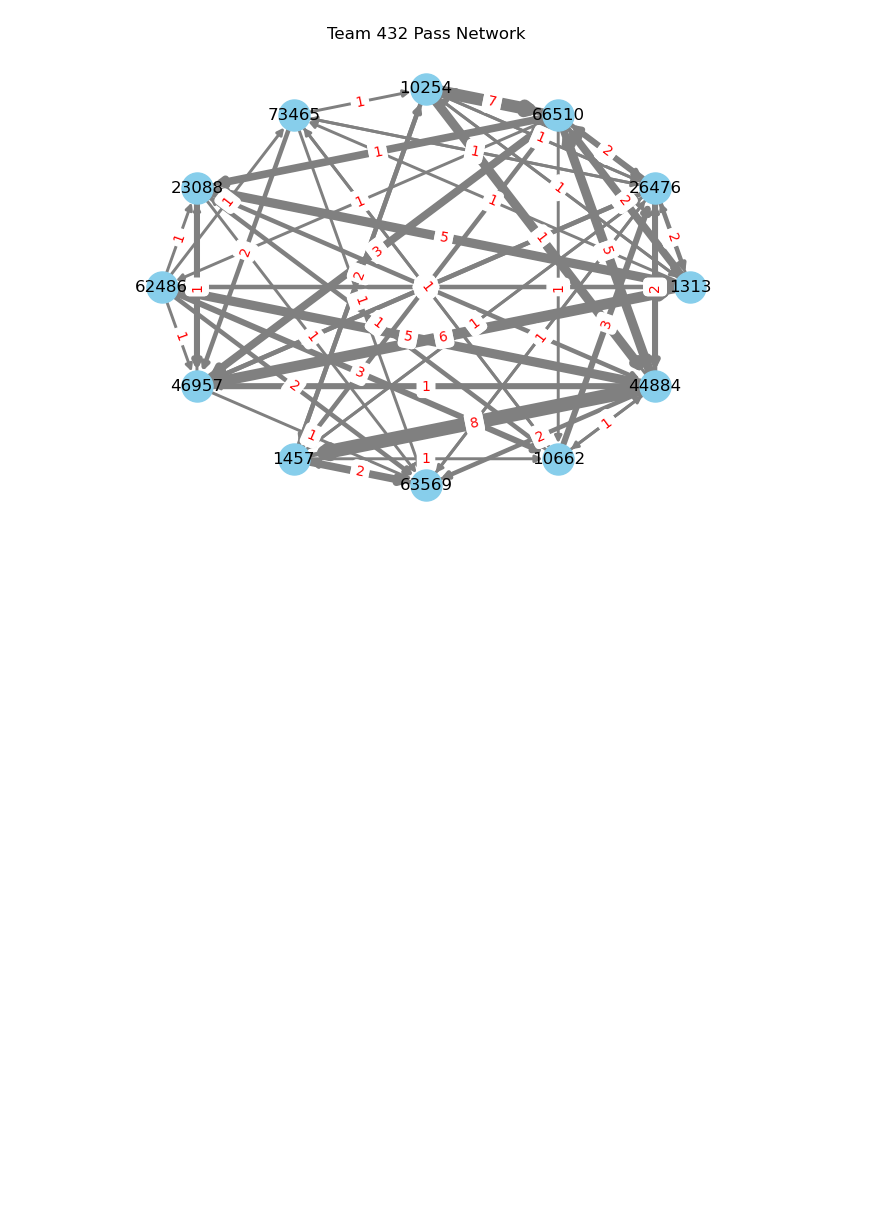
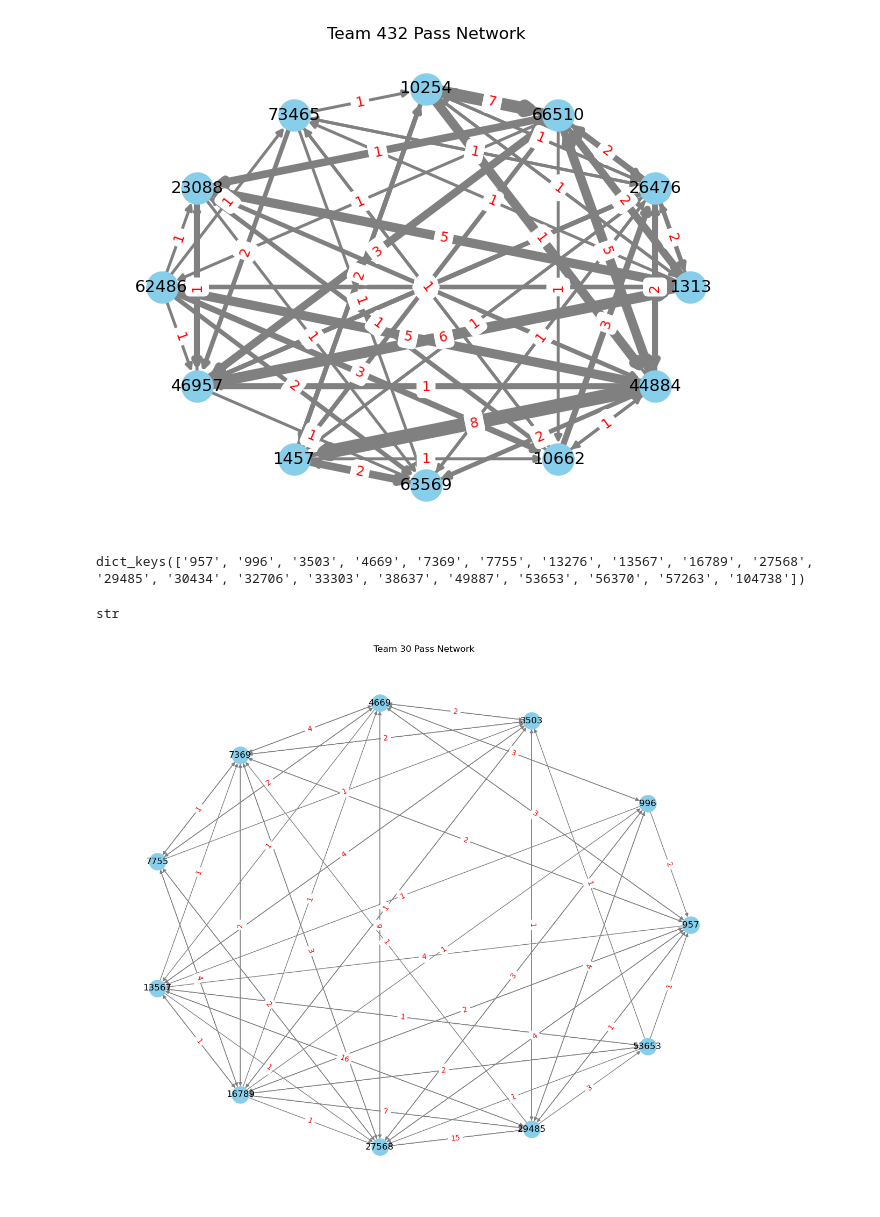
Before and after one commit to CodeMateo15/BiggsMarino_Hackathon2026, a Jupyter notebook: Soccer_Lineup.ipynb, the cells around one changed output. Cells and saved outputs as stored; diff of their text form; code cells hidden in the pictures; blank space fills up the shorter version.

Commit message:
Network Flesh Out, Mulit-Thread Scraping

```diff
--- a/Soccer_Lineup.ipynb
+++ b/Soccer_Lineup.ipynb
@@ -720,3 +852,83 @@ for team_id, team_network in pass_network_dict.items():
 # %% [output]
 [figure]
 [figure]
+# %%
+
+EXAMPLE_LINEUPS = {
+    '30': ['957', '996', '3503', '4669', '7369', '7755', '13567', '16789', '27568', '29485', '53653']
+}
+(roster_pass_dict['30'].keys())
+# %% [output]
+dict_keys(['957', '996', '3503', '4669', '7369', '7755', '13276', '13567', '16789', '27568', '29485', '30434', '32706', '33303', '38637', '49887', '53653', '56370', '57263', '104738'])
+# %%
+pass_events_list = pass_events_df.select([
+    pl.col('player_id').alias('player_id'),
+    pl.col('receiver_player_id').alias('receiver_player_id'),
+    pl.col('success_int').cast(pl.Boolean).alias('success'),
+    pl.col('is_progressive').cast(pl.Boolean).alias('is_progressive'),
+    pl.col('end_coordinates_x').alias('end_coordinates_x'),
+    pl.col('is_under_pressure').alias('is_under_pressure'),
+]).to_dicts()
+
+def build_pass_network(pass_events, lineup, min_passes=1):
+
+    G = nx.DiGraph()
+    G.add_nodes_from(lineup)
+
+    edge_data = {}
+    for p in pass_events:
+        passer, reciever = p['player_id'], p['receiver_player_id']
+        if passer not in lineup or reciever not in lineup:
+            continue
+        pass_key = (passer, reciever)
+        if pass_key not in edge_data:
+            edge_data[pass_key] = {
+                'total_passes': 0,
+                'completed_passes': 0,
+                'progressive_passes': 0,
+                'end_x_sum': 0,
+                'contested_passes': 0,
+            }
+        edge_data[pass_key]['total_passes'] += 1
+        edge_data[pass_key]['completed_passes'] += int(p.get('success', True))
+        edge_data[pass_key]['progressive_passes'] += int(p.get('is_progressive', True))
+        edge_data[pass_key]['end_x_sum'] += p.get("end_coordinates_x", 60.0)
+        edge_data[pass_key]['contested_passes'] += p.get('is_under_pressure', True)
+
+    for (passer, reciever), d in edge_data.items():
+        if d['total_passes'] < min_passes:
+            continue
+        G.add_edge(
+            passer, reciever,
+            weight=d['completed_passes'],
+            total=d['total_passes'],
+            completion_rate=d['completed_passes'] / d['total_passes'],
+            progressive=d['progressive_passes'],
+            contested_passes=d['contested_passes'],
+            avg_x_end=d['end_x_sum'] / d['total_passes'],
+            composite_weight=(
+                0.5 * d['completed_passes']
+                + 0.25 * d['progressive_passes']
+                + 0.2 * d['total_passes'] * (d['completed_passes'] / d['total_passes'])
+                + 0.05 * d['contested_passes']
+            ),
+        )
+    return G
+
+
+pass_net = build_pass_network(pass_events_list, EXAMPLE_LINEUPS['30'])
+#pass_net
+type(match_metadata_dict['team_0_id'])
+# %% [output]
+str
+# %%
+plt.figure(figsize=(12, 10))
+pos = nx.circular_layout(pass_net)
+nx.draw(pass_net, pos, with_labels=True, node_color='skyblue', node_size=500, edge_color='gray')
+edge_labels = nx.get_edge_attributes(pass_net, 'weight')
+nx.draw_networkx_edge_labels(pass_net, pos, edge_labels=edge_labels, font_color='red')
+plt.title(f"Team 30 Pass Network")
+plt.axis('off')
+plt.show()
+# %% [output]
+[figure, added]
```
Also changed, not shown: parts of 27 cells of this notebook, 1 other file.
